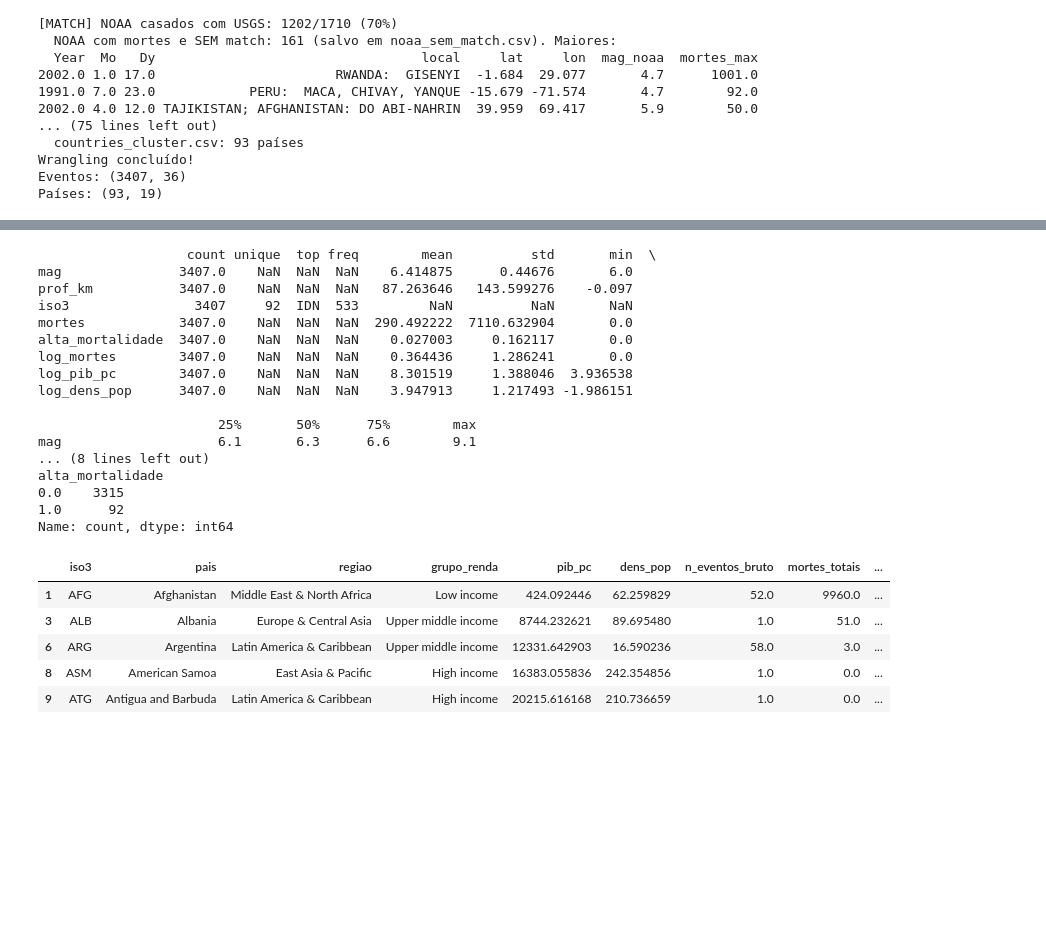
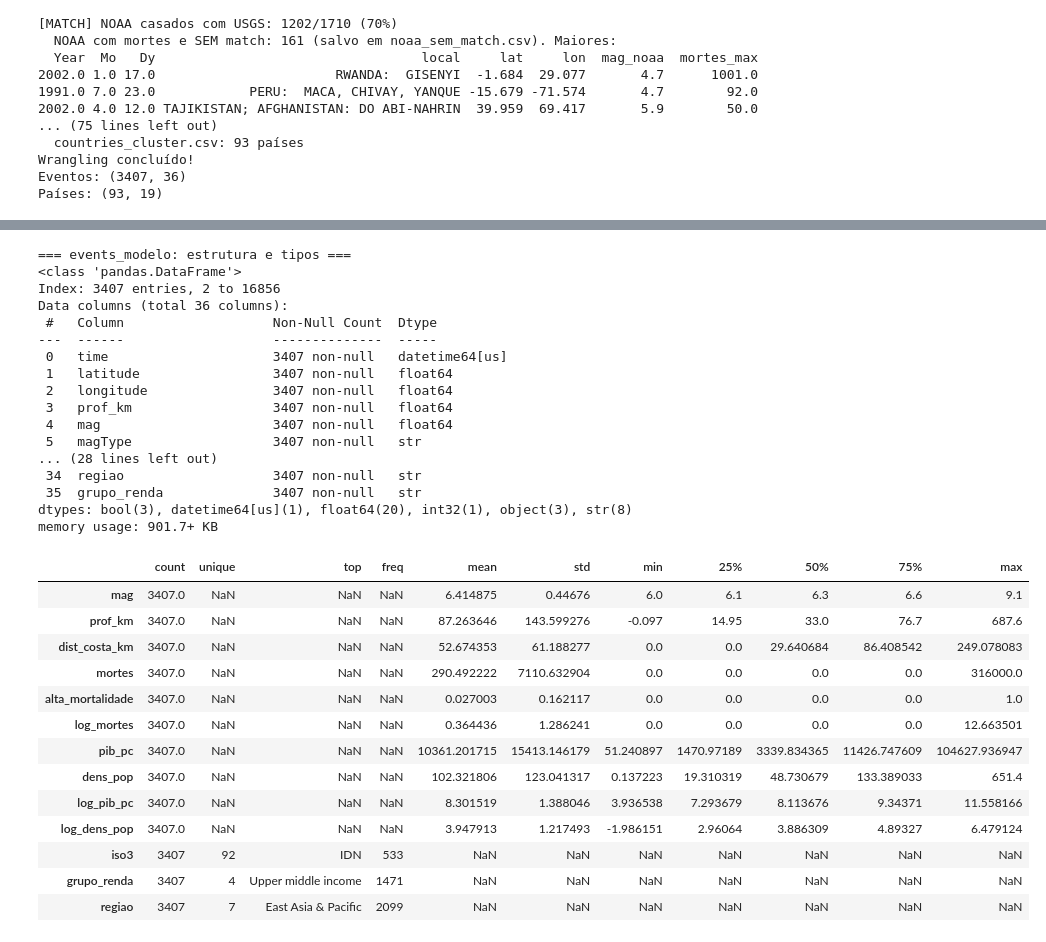
Before and after one commit to EnzoSottoRib/projeto_sismos, a Jupyter notebook: Analise_Sismos.ipynb, the cells around one changed output, grey strips where cells are left out. Saved outputs shown, nothing was run; the diff lists cells and outputs as text; code cells hidden in the pictures; blank space fills up the shorter version.

```diff
--- a/Analise_Sismos.ipynb
+++ b/Analise_Sismos.ipynb
@@ -108,30 +156,50 @@ Países: (93, 19)
+# %%
+import numpy as np
+import pandas as pd
+import matplotlib.pyplot as plt
+import seaborn as sns
+
+pd.set_option("display.width", 1000)
+pd.set_option("display.max_columns", 40)
+sns.set_theme(style="whitegrid")
+SEED = 42
+
+print("=== events_modelo: estrutura e tipos ===")
+eventos.info()
+# %% [output]
+=== events_modelo: estrutura e tipos ===
+<class 'pandas.DataFrame'>
+Index: 3407 entries, 2 to 16856
+Data columns (total 36 columns):
+ #   Column                   Non-Null Count  Dtype
+---  ------                   --------------  -----
+ 0   time                     3407 non-null   datetime64[us]
+ 1   latitude                 3407 non-null   float64
+ 2   longitude                3407 non-null   float64
+ 3   prof_km                  3407 non-null   float64
+ 4   mag                      3407 non-null   float64
+ 5   magType                  3407 non-null   str
+... (28 lines left out)
+ 34  regiao                   3407 non-null   str
+ 35  grupo_renda              3407 non-null   str
+dtypes: bool(3), datetime64[us](1), float64(20), int32(1), object(3), str(8)
+memory usage: 901.7+ KB
 # %%
-cols = ["mag", "prof_km", "iso3", "mortes", "alta_mortalidade", "log_mortes", "log_pib_pc", "log_dens_pop"]
-print(eventos[cols].describe(include="all").T)
-print()
-print(eventos["alta_mortalidade"].value_counts(dropna=False))
-paises.head()
+cols = ["mag", "prof_km", "dist_costa_km", "mortes", "alta_mortalidade", "log_mortes",
+        "pib_pc", "dens_pop", "log_pib_pc", "log_dens_pop", "iso3", "grupo_renda", "regiao"]
+display(eventos[cols].describe(include="all").T)
 # %% [output]
-                   count unique  top freq        mean          std       min  \
-mag               3407.0    NaN  NaN  NaN    6.414875      0.44676       6.0
-prof_km           3407.0    NaN  NaN  NaN   87.263646   143.599276    -0.097
-iso3                3407     92  IDN  533         NaN          NaN       NaN
-mortes            3407.0    NaN  NaN  NaN  290.492222  7110.632904       0.0
-alta_mortalidade  3407.0    NaN  NaN  NaN    0.027003     0.162117       0.0
-log_mortes        3407.0    NaN  NaN  NaN    0.364436     1.286241       0.0
-log_pib_pc        3407.0    NaN  NaN  NaN    8.301519     1.388046  3.936538
-log_dens_pop      3407.0    NaN  NaN  NaN    3.947913     1.217493 -1.986151
-
-                       25%       50%      75%        max
-mag                    6.1       6.3      6.6        9.1
-... (8 lines left out)
-alta_mortalidade
-0.0    3315
-1.0      92
-Name: count, dtype: int64
-|  | iso3 | pais | regiao | grupo_renda | pib_pc | dens_pop | n_eventos_bruto | mortes_totais | ... |
-| 1 | AFG | Afghanistan | Middle East & North Africa | Low income | 424.092446 | 62.259829 | 52.0 | 9960.0 | ... |
-| 3 | ALB | Albania | Europe & Central Asia | Upper middle income | 8744.232621 | 89.695480 | 1.0 | 51.0 | ... |
-| 6 | ARG | Argentina | Latin America & Caribbean | Upper middle income | 12331.642903 | 16.590236 | 58.0 | 3.0 | ... |
-| 8 | ASM | American Samoa | East Asia & Pacific | High income | 16383.055836 | 242.354856 | 1.0 | 0.0 | ... |
-| 9 | ATG | Antigua and Barbuda | Latin America & Caribbean | High income | 20215.616168 | 210.736659 | 1.0 | 0.0 | ... |
+|  | count | unique | top | freq | mean | std | min | 25% | 50% | 75% | max |
+| mag | 3407.0 | NaN | NaN | NaN | 6.414875 | 0.44676 | 6.0 | 6.1 | 6.3 | 6.6 | 9.1 |
+| prof_km | 3407.0 | NaN | NaN | NaN | 87.263646 | 143.599276 | -0.097 | 14.95 | 33.0 | 76.7 | 687.6 |
+| dist_costa_km | 3407.0 | NaN | NaN | NaN | 52.674353 | 61.188277 | 0.0 | 0.0 | 29.640684 | 86.408542 | 249.078083 |
+| mortes | 3407.0 | NaN | NaN | NaN | 290.492222 | 7110.632904 | 0.0 | 0.0 | 0.0 | 0.0 | 316000.0 |
+| alta_mortalidade | 3407.0 | NaN | NaN | NaN | 0.027003 | 0.162117 | 0.0 | 0.0 | 0.0 | 0.0 | 1.0 |
+| log_mortes | 3407.0 | NaN | NaN | NaN | 0.364436 | 1.286241 | 0.0 | 0.0 | 0.0 | 0.0 | 12.663501 |
+| pib_pc | 3407.0 | NaN | NaN | NaN | 10361.201715 | 15413.146179 | 51.240897 | 1470.97189 | 3339.834365 | 11426.747609 | 104627.936947 |
+| dens_pop | 3407.0 | NaN | NaN | NaN | 102.321806 | 123.041317 | 0.137223 | 19.310319 | 48.730679 | 133.389033 | 651.4 |
+| log_pib_pc | 3407.0 | NaN | NaN | NaN | 8.301519 | 1.388046 | 3.936538 | 7.293679 | 8.113676 | 9.34371 | 11.558166 |
+| log_dens_pop | 3407.0 | NaN | NaN | NaN | 3.947913 | 1.217493 | -1.986151 | 2.96064 | 3.886309 | 4.89327 | 6.479124 |
+| iso3 | 3407 | 92 | IDN | 533 | NaN | NaN | NaN | NaN | NaN | NaN | NaN |
+| grupo_renda | 3407 | 4 | Upper middle income | 1471 | NaN | NaN | NaN | NaN | NaN | NaN | NaN |
+| regiao | 3407 | 7 | East Asia & Pacific | 2099 | NaN | NaN | NaN | NaN | NaN | NaN | NaN |
```
Also changed, not shown: parts of 89 cells of this notebook.
